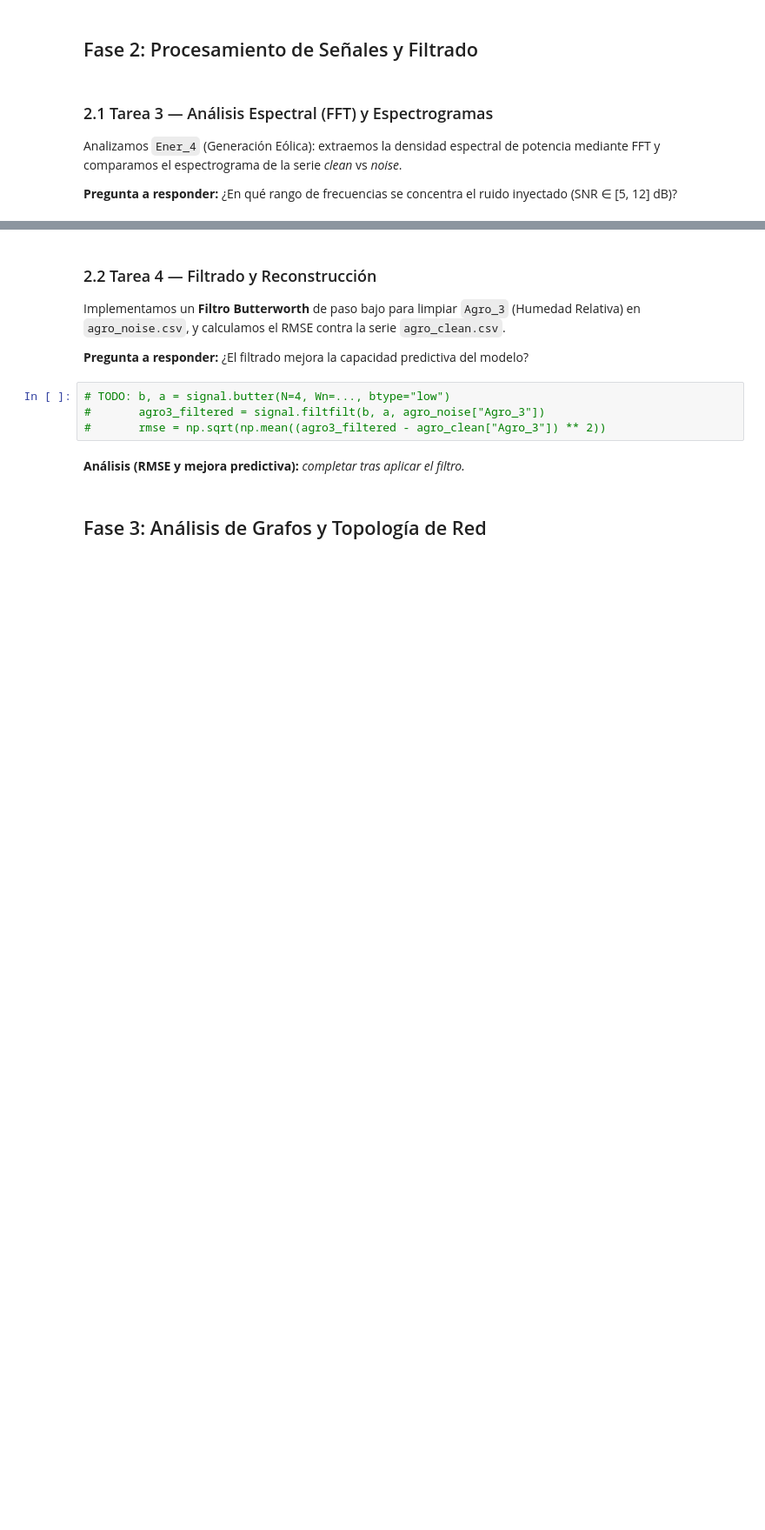
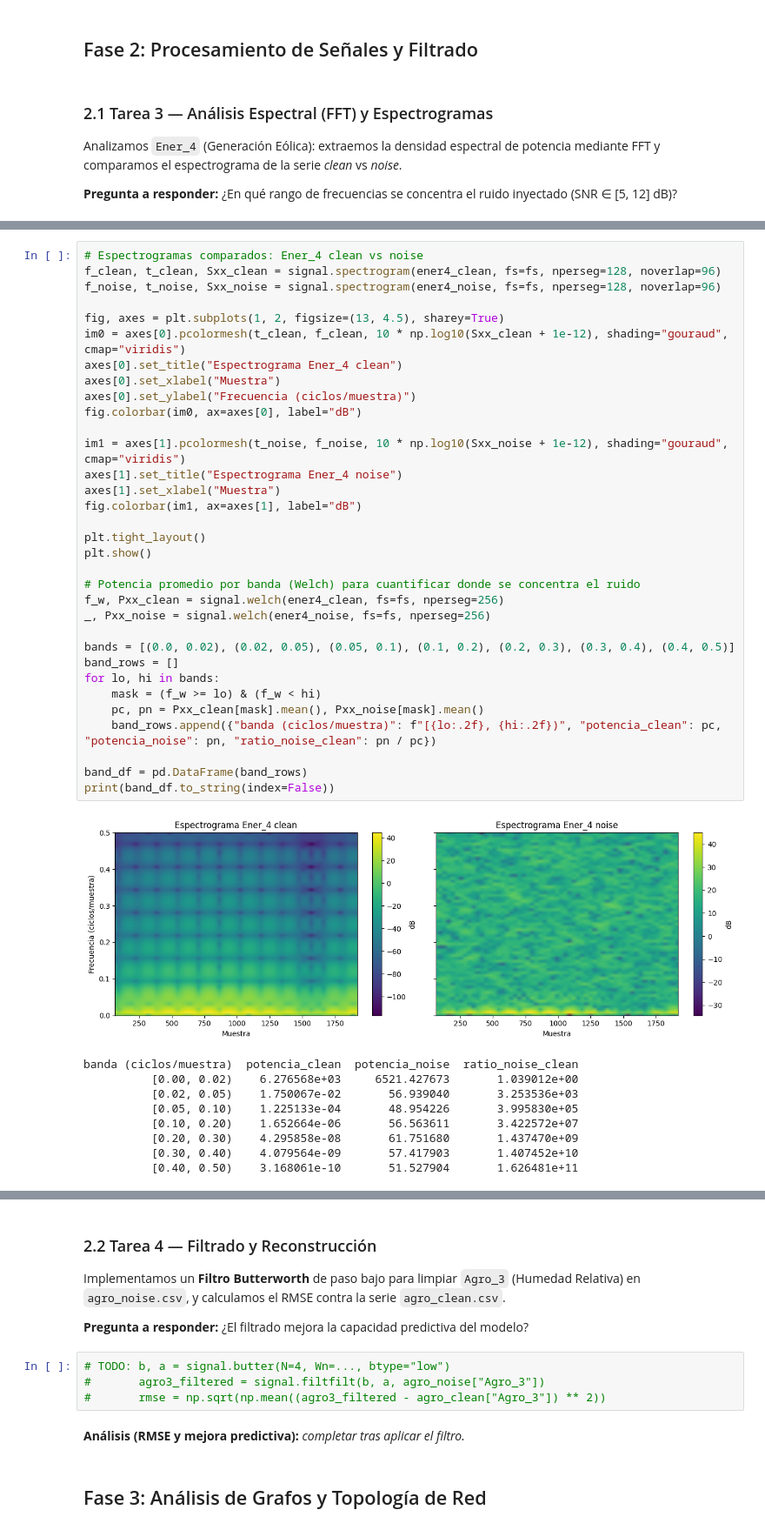
Before and after one commit to daniel95amaya/theoutliers-challenge-03, a Jupyter notebook: notebooks/challenge02_geo_temporal_redes.ipynb, the cells around one changed output, grey strips where cells are left out. Shown at 87% size. Cells and saved outputs as stored; diff of their text form; blank space fills up the shorter version.

```diff
--- a/notebooks/challenge02_geo_temporal_redes.ipynb
+++ b/notebooks/challenge02_geo_temporal_redes.ipynb
@@ -235 +257,44 @@ Analizamos `Ener_4` (Generación Eólica): extraemos la densidad espectral de po
+# %%
+# Espectrogramas comparados: Ener_4 clean vs noise
+f_clean, t_clean, Sxx_clean = signal.spectrogram(ener4_clean, fs=fs, nperseg=128, noverlap=96)
+f_noise, t_noise, Sxx_noise = signal.spectrogram(ener4_noise, fs=fs, nperseg=128, noverlap=96)
+
+fig, axes = plt.subplots(1, 2, figsize=(13, 4.5), sharey=True)
+im0 = axes[0].pcolormesh(t_clean, f_clean, 10 * np.log10(Sxx_clean + 1e-12), shading="gouraud", cmap="viridis")
+axes[0].set_title("Espectrograma Ener_4 clean")
+axes[0].set_xlabel("Muestra")
+axes[0].set_ylabel("Frecuencia (ciclos/muestra)")
+fig.colorbar(im0, ax=axes[0], label="dB")
+
+im1 = axes[1].pcolormesh(t_noise, f_noise, 10 * np.log10(Sxx_noise + 1e-12), shading="gouraud", cmap="viridis")
+axes[1].set_title("Espectrograma Ener_4 noise")
+axes[1].set_xlabel("Muestra")
+fig.colorbar(im1, ax=axes[1], label="dB")
+
+plt.tight_layout()
+plt.show()
+
+# Potencia promedio por banda (Welch) para cuantificar donde se concentra el ruido
+f_w, Pxx_clean = signal.welch(ener4_clean, fs=fs, nperseg=256)
+_, Pxx_noise = signal.welch(ener4_noise, fs=fs, nperseg=256)
+
+bands = [(0.0, 0.02), (0.02, 0.05), (0.05, 0.1), (0.1, 0.2), (0.2, 0.3), (0.3, 0.4), (0.4, 0.5)]
+band_rows = []
+for lo, hi in bands:
+    mask = (f_w >= lo) & (f_w < hi)
+    pc, pn = Pxx_clean[mask].mean(), Pxx_noise[mask].mean()
+    band_rows.append({"banda (ciclos/muestra)": f"[{lo:.2f}, {hi:.2f})", "potencia_clean": pc, "potencia_noise": pn, "ratio_noise_clean": pn / pc})
+
+band_df = pd.DataFrame(band_rows)
+print(band_df.to_string(index=False))
+# %% [output]
+[figure, added]
+banda (ciclos/muestra)  potencia_clean  potencia_noise  ratio_noise_clean
+          [0.00, 0.02)    6.276568e+03     6521.427673       1.039012e+00
+          [0.02, 0.05)    1.750067e-02       56.939040       3.253536e+03
+          [0.05, 0.10)    1.225133e-04       48.954226       3.995830e+05
+          [0.10, 0.20)    1.652664e-06       56.563611       3.422572e+07
+          [0.20, 0.30)    4.295858e-08       61.751680       1.437470e+09
+          [0.30, 0.40)    4.079564e-09       57.417903       1.407452e+10
+          [0.40, 0.50)    3.168061e-10       51.527904       1.626481e+11
 # %% [markdown]
```
Also changed, not shown: parts of 2 cells of this notebook.
